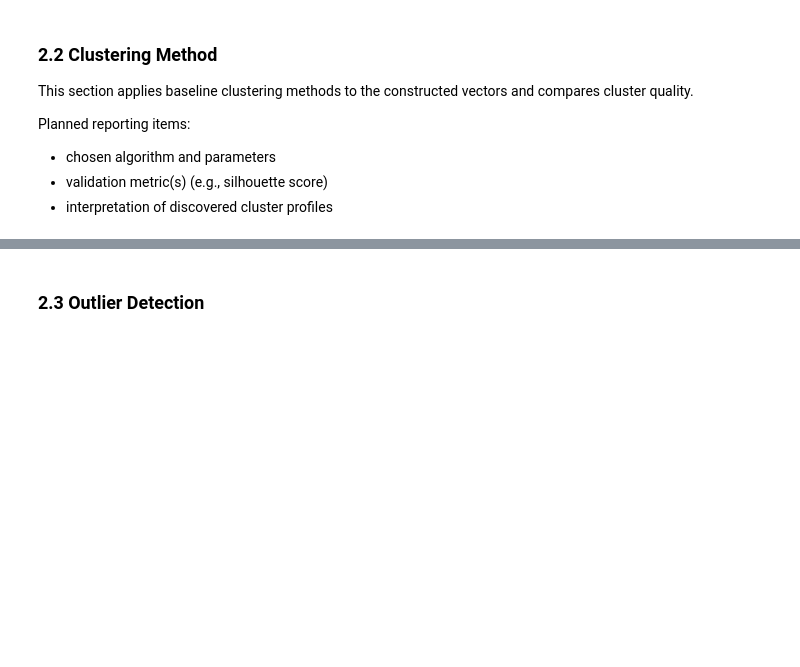
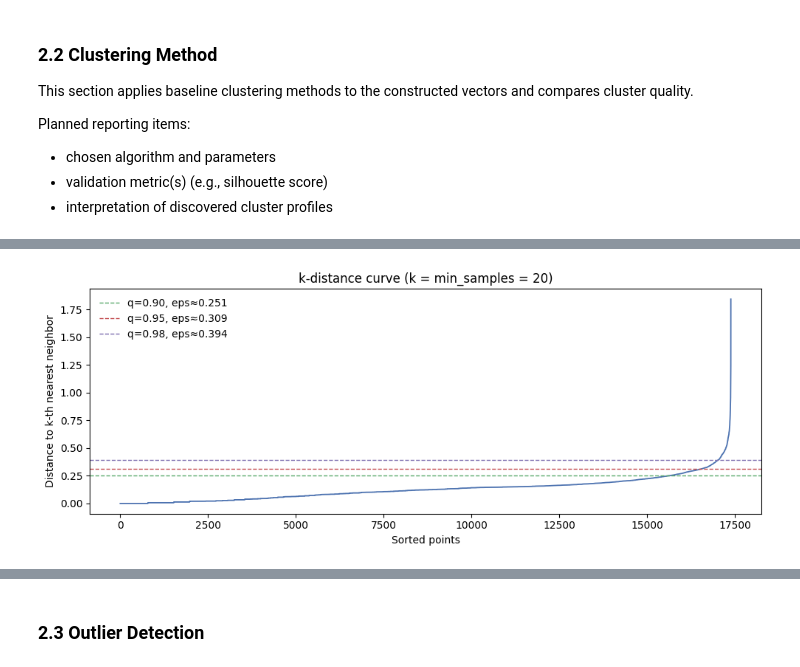
Before and after one commit to DominikKysel/DM-Project, a Jupyter notebook: data_mining_project_bike_sharing.ipynb, the cells around one changed output, grey strips where cells are left out. Saved outputs shown, nothing was run; the diff lists cells and outputs as text; code cells hidden in the pictures; blank space fills up the shorter version.

Commit message:
dbscan added

```diff
--- a/data_mining_project_bike_sharing.ipynb
+++ b/data_mining_project_bike_sharing.ipynb
@@ -643,0 +956,85 @@ labels = None
+# %%
+# I hope the explanation helps, sorry if it is annoying :D
+
+features  = ["hr", "casual", "registered"]
+X = df_clean[features].to_numpy(dtype=float)
+# we need to standardize for distance-based clustering (if too bug distance = troubles)
+X = StandardScaler().fit_transform(X)
+
+
+# 1) k-distance diagnostic for eps selection
+# neighbours (big dataset so 20 neighbours at least?)
+db_min_samples = 20
+# to find the closest 20 neighbors for each point
+nearest_neigh = NearestNeighbors(n_neighbors=db_min_samples)
+# to know where to search for neighbors (reference)
+nearest_neigh.fit(X)
+# get distances to the 20 nearest neighbors for each point
+distances, _ = nearest_neigh.kneighbors(X)
+# sort the distances to the k-th nearest neighbor for each point
+k_distances = np.sort(distances[:, -1])
+
+# to create candidate eps values from k-distance quantiles
+# creates 12 quantiles between 90% and 99.5%
+grid_df = np.linspace(0.90, 0.995, 12)
+eps_candidates = np.unique(np.round(np.quantile(k_distances, grid_df), 3))
+
+print("DBSCAN setup:")
+print(f"features={features}")
+print(f"min_samples={db_min_samples}")
+print(f"eps candidates (from k-distance quantiles): {eps_candidates.tolist()}")
+
+# visualize k-distance curve with quantile thresholds
+plt.figure(figsize=(10, 4))
+plt.plot(k_distances, color="#4C72B0", linewidth=1.3)
+for quantile, color in [(0.90, "#55A868"), (0.95, "#C44E52"), (0.98, "#8172B2")]:
+    # actual k-distance value at quantile
+    eps_quantile = np.quantile(k_distances, quantile)
+    plt.axhline(eps_quantile, linestyle="--", linewidth=1, color=color, label=f"q={quantile:.2f}, eps≈{eps_quantile:.3f}")
+plt.title(f"k-distance curve (k = min_samples = {db_min_samples})")
+plt.xlabel("Sorted points")
+plt.ylabel("Distance to k-th nearest neighbor")
+plt.legend(frameon=False)
+plt.tight_layout()
+plt.show()
+
+# 2) evaluate each eps candidate
+rows = []
+for eps in eps_candidates:
+    # output cluster IDs for each point (-1 means noise)
+    labels = DBSCAN(eps=float(eps), min_samples=db_min_samples).fit_predict(X)
+    # number of clusters (excluding noise)
+    num_clusters = len(set(labels)) - (1 if -1 in labels else 0)
+    noise_ratio = (labels == -1).mean()
+    non_noise = labels != -1
+    if num_clusters >= 2 and non_noise.sum() > db_min_samples:
+        # clustering-quality measure for non-noise points (silhouette can be negative if clusters are not well separated)
+        silhouette = silhouette_score(X[non_noise], labels[non_noise])
+    else:
+        silhouette = np.nan
+    rows.append({
+        "eps": float(eps),
+        "min_samples": db_min_samples,
+        "n_clusters": int(num_clusters),
+        "noise_ratio": float(noise_ratio),
+        "silhouette_non_noise": silhouette
+    })
+
+# summarize results in a DataFrame and sort by silhouette (desc) and noise ratio (asc)
+dbscan_search = pd.DataFrame(rows).sort_values(["silhouette_non_noise", "noise_ratio"], ascending=[False, True])
+print("DBSCAN candidate summary:")
+display(dbscan_search.round(4))
+
+# 3) select best params: prioritize silhouette, then noise ratio, then eps
+valid = dbscan_search.dropna(subset=["silhouette_non_noise"])
+if not valid.empty:
+    db_best = valid.iloc[0]
+else:
+    fallback = dbscan_search[dbscan_search["n_clusters"] > 0]
+    db_best = fallback.sort_values(["noise_ratio", "eps"], ascending=[True, True]).iloc[0]
+
+# extract best params for final model
+db_best_eps = float(db_best["eps"])
+db_best_min_samples = int(db_best["min_samples"])
+print(f"Selected DBSCAN params: eps={db_best_eps}, min_samples={db_best_min_samples}")
+# %% [output]
@@ -643,0 +1045 @@ labels = None
+[figure, added]
```
Also changed, not shown: parts of 17 cells of this notebook.
